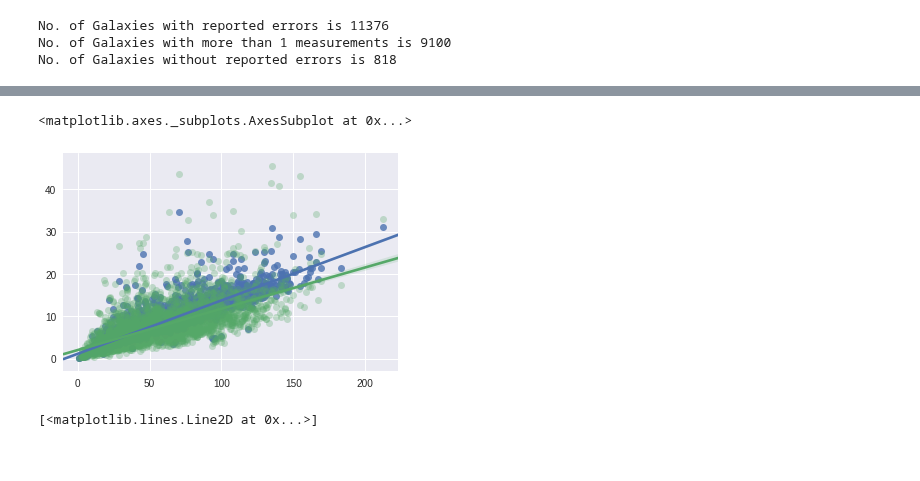
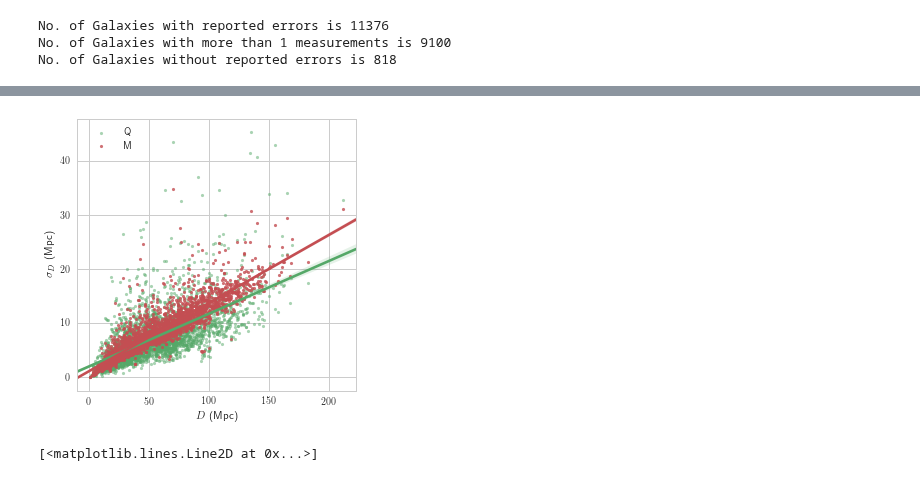
Before and after one commit to saint-germain/anisotropias, a Jupyter notebook: correctdiscrepancy.ipynb, the cells around one changed output, grey strips where cells are left out. Drawn from its saved outputs; the diff is of its cells as text; code cells hidden in the pictures.

```diff
--- a/correctdiscrepancy.ipynb
+++ b/correctdiscrepancy.ipynb
@@ -138,9 +204,14 @@ sns.regplot(x,z, scatter_kws={'alpha':0.3}) # purple, mad
-# %%
-sns.regplot(x,z)
-sns.regplot(x,qd, scatter_kws={'alpha':0.3})
-# %% [output]
-<matplotlib.axes._subplots.AxesSubplot at 0x...>
-[figure, removed]
+# %%
+plt.figure(figsize=(5,5))
+sns.regplot(x,qd,color=current_palette[1],label='Q', scatter_kws={'alpha':0.5,'s':10})
+sns.regplot(x,z,color=current_palette[2],label='M', scatter_kws={'alpha':0.8,'s':10})
+
+plt.legend(loc='upper left')#bbox_to_anchor=(1.3, 0.5))
+plt.xlabel(r"$D$ (Mpc)")
+plt.ylabel(r'$\sigma_D$ (Mpc)')
+plt.savefig('mnras/qm.pdf', dpi=reso,transparent=True)
+# %% [output]
+[figure, added]
 # %%
 sns.regplot(x,xa)
 plt.plot([0,180],[0,180],c='r')
```
Also changed, not shown: parts of 16 cells of this notebook, 5 other files.
